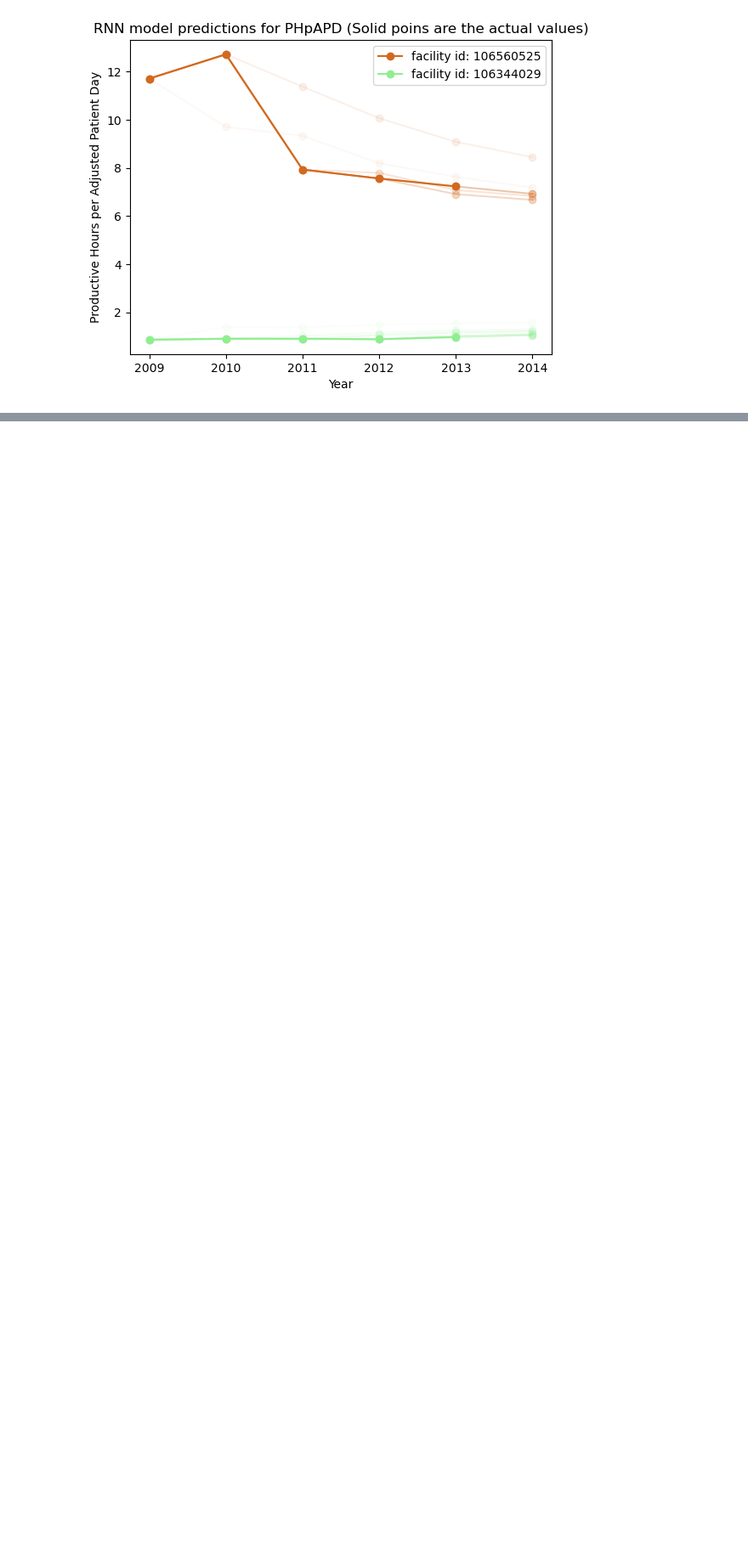
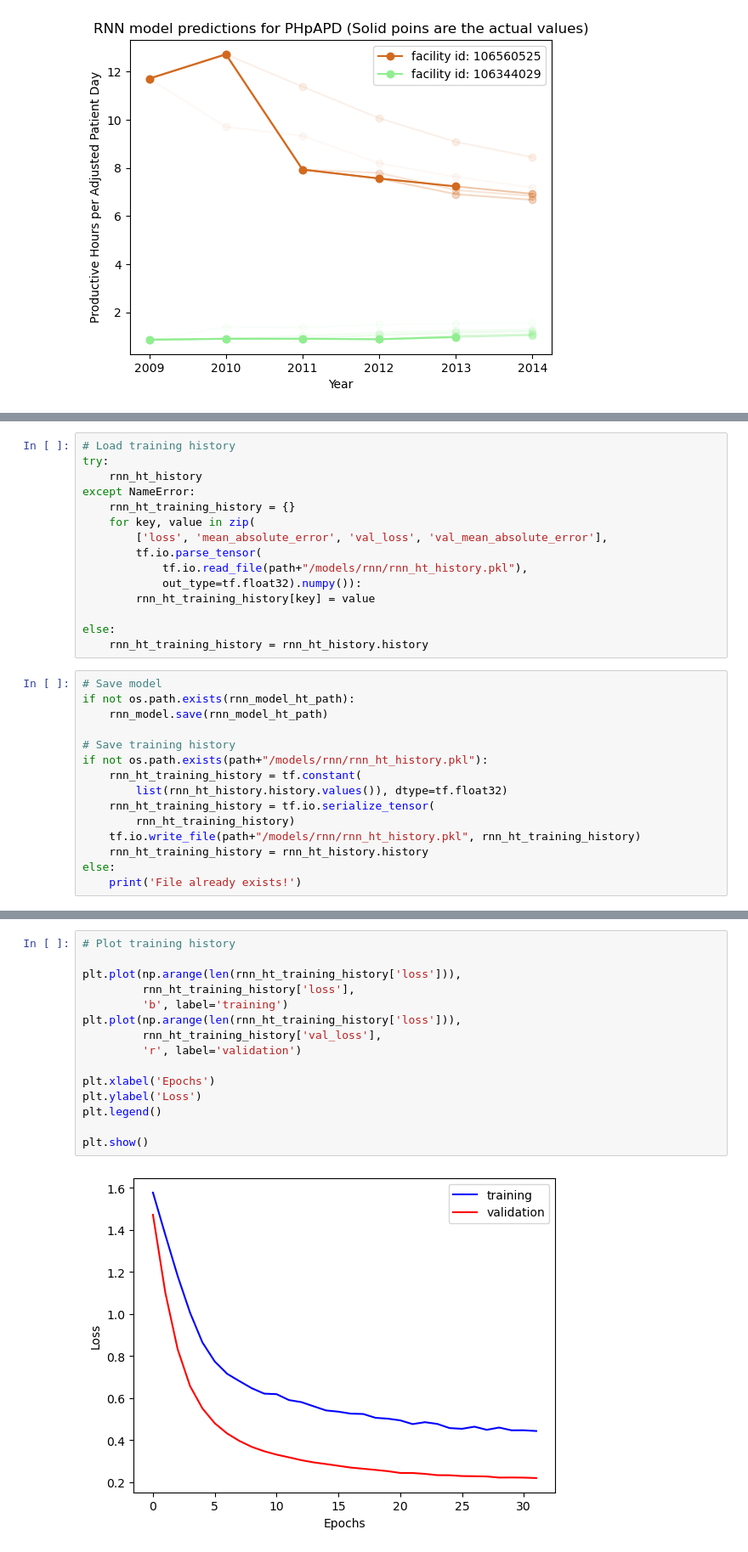
Before and after one commit to ndoroud/Hospital_Staffing, a Jupyter notebook: hospital_staffing.ipynb, the cells around one changed output, grey strips where cells are left out. Shown at 85% size. Cells and saved outputs as stored; diff of their text form; blank space fills up the shorter version.

```diff
--- a/hospital_staffing.ipynb
+++ b/hospital_staffing.ipynb
@@ -1353,0 +1485,30 @@ rnn_model.evaluate(*rnn_ds['test'])
+# %%
+# Load training history
+try:
+    rnn_ht_history
+except NameError:
+    rnn_ht_training_history = {}
+    for key, value in zip(
+        ['loss', 'mean_absolute_error', 'val_loss', 'val_mean_absolute_error'],
+        tf.io.parse_tensor(
+            tf.io.read_file(path+"/models/rnn/rnn_ht_history.pkl"),
+            out_type=tf.float32).numpy()):
+        rnn_ht_training_history[key] = value
+
+else:
+    rnn_ht_training_history = rnn_ht_history.history
+# %%
+# Save model
+if not os.path.exists(rnn_model_ht_path):
+    rnn_model.save(rnn_model_ht_path)
+
+# Save training history
+if not os.path.exists(path+"/models/rnn/rnn_ht_history.pkl"):
+    rnn_ht_training_history = tf.constant(
+        list(rnn_ht_history.history.values()), dtype=tf.float32)
+    rnn_ht_training_history = tf.io.serialize_tensor(
+        rnn_ht_training_history)
+    tf.io.write_file(path+"/models/rnn/rnn_ht_history.pkl", rnn_ht_training_history)
+    rnn_ht_training_history = rnn_ht_history.history
+else:
+    print('File already exists!')
@@ -1353,0 +1517,17 @@ rnn_model.evaluate(*rnn_ds['test'])
+# %%
+# Plot training history
+
+plt.plot(np.arange(len(rnn_ht_training_history['loss'])),
+         rnn_ht_training_history['loss'],
+         'b', label='training')
+plt.plot(np.arange(len(rnn_ht_training_history['loss'])),
+         rnn_ht_training_history['val_loss'],
+         'r', label='validation')
+
+plt.xlabel('Epochs')
+plt.ylabel('Loss')
+plt.legend()
+
+plt.show()
+# %% [output]
+[figure, added]
```
Also changed, not shown: parts of 21 cells of this notebook, 3 other files.
